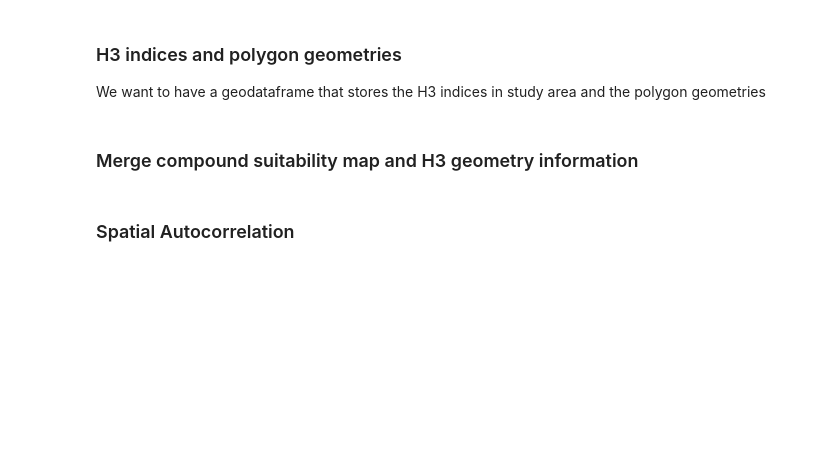
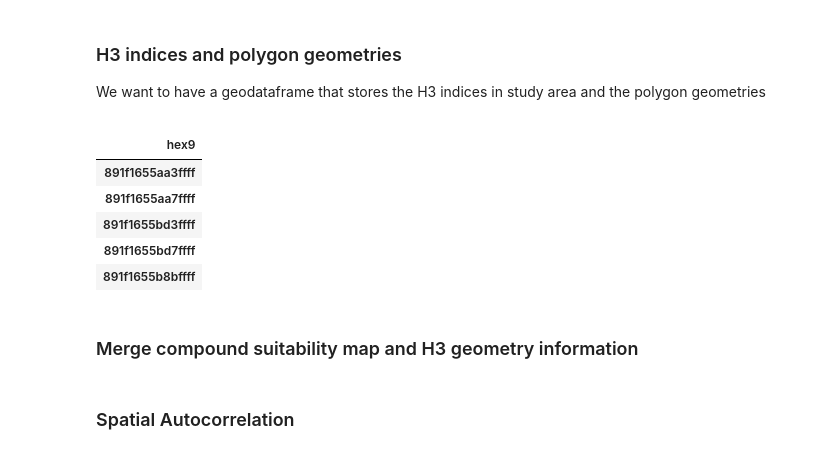
Before and after one commit to springonions-87/bioze_digital_mapping_tool, a Jupyter notebook: spatial_autocorrelation.ipynb, the cells around one changed output. Saved outputs shown, nothing was run; the diff lists cells and outputs as text; code cells hidden in the pictures; blank space fills up the shorter version.

```diff
--- a/spatial_autocorrelation.ipynb
+++ b/spatial_autocorrelation.ipynb
@@ -73,6 +73,17 @@ We want to have a geodataframe that stores the H3 indices in study area and the
 idx = gpd.read_file('./h3_polygons.shp')
 # %%
 idx = idx.set_index('hex9')
+# %%
+df = pd.DataFrame(index=idx.index)
+df.head()
+# %% [output]
+|  |
+| hex9 |
+| 891f1655aa3ffff |
+| 891f1655aa7ffff |
+| 891f1655bd3ffff |
+| 891f1655bd7ffff |
+| 891f1655b8bffff |
 # %% [markdown]
 ### Merge compound suitability map and H3 geometry information
 # %%
```
Also changed, not shown: parts of 6 cells of this notebook, 18 other files.
